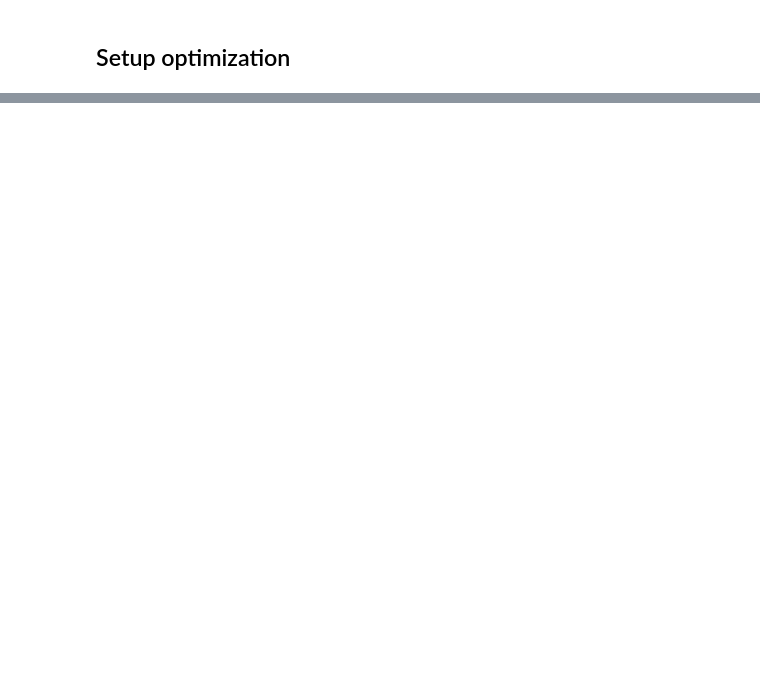
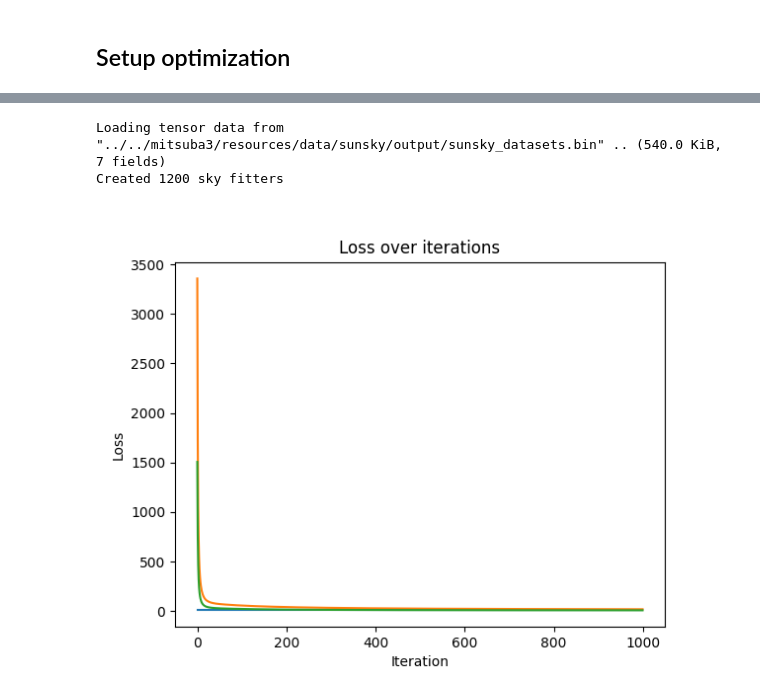
Before and after one commit to matttsss/mitsuba3, a Jupyter notebook: sampling_tests/warps.ipynb, the cells around one changed output, grey strips where cells are left out. Cells and saved outputs as stored; diff of their text form; code cells hidden in the pictures; blank space fills up the shorter version.

Commit message:
Setup warp optimizers

```diff
--- a/sampling_tests/warps.ipynb
+++ b/sampling_tests/warps.ipynb
@@ -136,0 +189,68 @@ Loading tensor data from "../../mitsuba3/resources/data/sunsky/output/sunsky_dat
+# %%
+sky_rad_dataset, sky_params_dataset = load_tensors('../../mitsuba3/resources/data/sunsky/output/sunsky_datasets.bin')
+
+def generate_fitters(turb_res, sun_eta_res):
+    fitters = []
+    for t in np.linspace(1.0, 10.0, turb_res):
+        for sun_eta in np.linspace(dr.deg2rad(2), dr.deg2rad(98), sun_eta_res):
+            fitters.append(SkyFitter(sky_rad_dataset, sky_params_dataset, float(t), float(sun_eta)))
+    return fitters
+
+sky_fitters = generate_fitters(20, 60)
+dr.print("Created {} sky fitters", len(sky_fitters))
+
+
+@dr.freeze
+def loss_function(tex_weights, sky_fitters, wi):
+    total_err = 0.0
+    for fitter in sky_fitters:
+        total_err += fitter.loss(tex_weights, wi)
+
+    loss = dr.mean(total_err)
+    dr.backward(loss)
+
+    return loss
+
+## Generate initial weights
+turb_res = 10
+sun_eta_res = 30
+rng = dr.rng(42)
+#weights = rng.normal(mi.TensorXf, (turb_res, sun_eta_res, 4), loc=0.0, scale=1.5)
+weights = dr.ones(mi.TensorXf, (turb_res, sun_eta_res, 1)) * 0.2
+
+dr.eval(weights)
+tex_weights = mi.Texture2f(weights,
+                           wrap_mode=dr.WrapMode.Clamp,
+                           migrate=False)
+
+opt = mi.ad.Adam(lr=0.05)
+opt_key = "weights"
+opt[opt_key] = weights
+
+## Optimize
+losses = []
+iterations = trange(1000)
+for it in iterations:
+    opt[opt_key] = dr.maximum(1e-3, opt[opt_key])
+    tex_weights.set_tensor(opt[opt_key])
+
+
+    loss = loss_function(tex_weights, sky_fitters, wi)
+
+    opt.step()
+    iterations.set_description(f"Loss: {loss}")
+
+    losses.append(loss)
+
+optimal_weights = opt[opt_key]
+
+plt.close()
+plt.plot(losses)
+plt.title('Loss over iterations')
+plt.xlabel('Iteration')
+plt.ylabel('Loss')
+plt.show()
+# %% [output]
+Loading tensor data from "../../mitsuba3/resources/data/sunsky/output/sunsky_datasets.bin" .. (540.0 KiB, 7 fields)
+Created 1200 sky fitters
+[figure, added]
```
Also changed, not shown: parts of 6 cells of this notebook, 2 other files.
